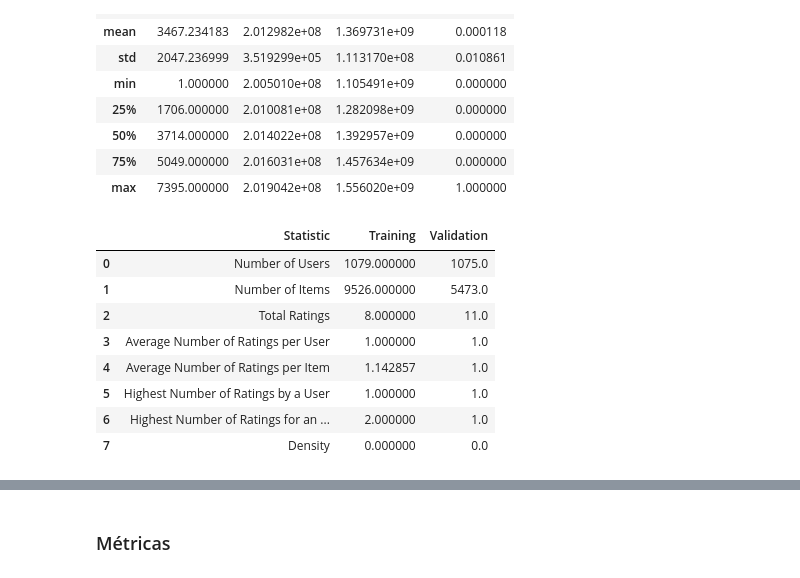
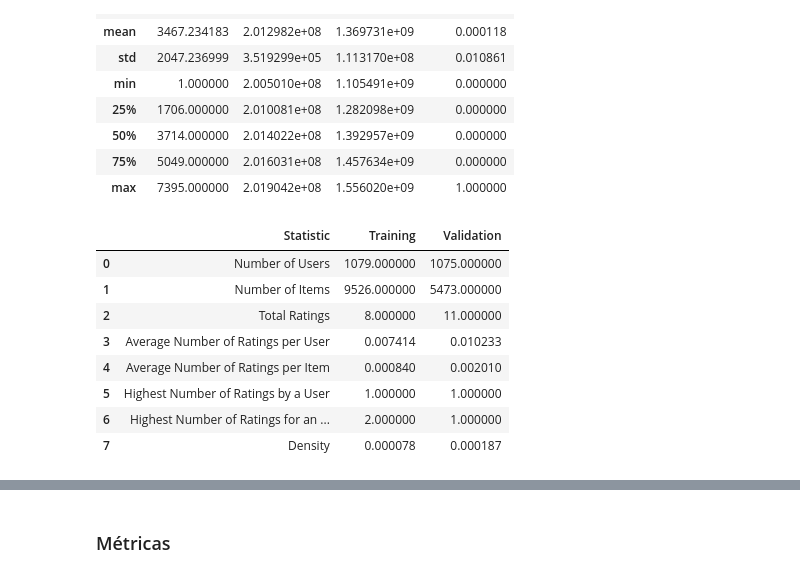
Before and after one commit to davidlealo/tarea_1_sisrec_2026, a Jupyter notebook: T1_SysRec.ipynb, the cells around one changed output, grey strips where cells are left out. Saved outputs shown, nothing was run; the diff lists cells and outputs as text; code cells hidden in the pictures.

```diff
--- a/T1_SysRec.ipynb
+++ b/T1_SysRec.ipynb
@@ -59,39 +46,41 @@ wk_train.describe()
 # %%
 pd.DataFrame(data={
   "Statistic": [
     "Number of Users",
     "Number of Items",
     "Total Ratings",
     "Average Number of Ratings per User",
     "Average Number of Ratings per Item",
     "Highest Number of Ratings by a User",
     "Highest Number of Ratings for an Item",
     "Density"],
   "Training": [
     len(wk_train.drop_duplicates("user_id")),
     len(wk_train.drop_duplicates("item_id")),
     len(wk_train[wk_train["evaluation"] == 1]),
-    wk_train[wk_train["evaluation"] == 1].groupby("user_id")["evaluation"].sum().mean(),
-    wk_train[wk_train["evaluation"] == 1].groupby("item_id")["evaluation"].sum().mean(),
-    wk_train[wk_train["evaluation"] == 1].groupby("user_id")["evaluation"].sum().max(),
-    wk_train[wk_train["evaluation"] == 1].groupby("item_id")["evaluation"].sum().max(),
-    0],
+    wk_train.groupby("user_id")["evaluation"].sum().mean(),#wk_train[wk_train["evaluation"] == 1].groupby("user_id")["evaluation"].sum().mean(),
+    wk_train.groupby("item_id")["evaluation"].sum().mean(),#wk_train[wk_train["evaluation"] == 1].groupby("item_id")["evaluation"].sum().mean(),
+    wk_train.groupby("user_id")["evaluation"].sum().max(),#wk_train[wk_train["evaluation"] == 1].groupby("user_id")["evaluation"].sum().max(),
+    wk_train.groupby("item_id")["evaluation"].sum().max(),#wk_train[wk_train["evaluation"] == 1].groupby("item_id")["evaluation"].sum().max(),
+    100 * len(wk_train[wk_train["evaluation"] == 1]) / (len(wk_train.drop_duplicates("user_id")) * len(wk_train.drop_duplicates("item_id")))
+    ],
   "Validation": [
     len(wk_val.drop_duplicates("user_id")),
     len(wk_val.drop_duplicates("item_id")),
     len(wk_val[wk_val["evaluation"] == 1]),
-    wk_val[wk_val["evaluation"] == 1].groupby("user_id")["evaluation"].sum().mean(),
-    wk_val[wk_val["evaluation"] == 1].groupby("item_id")["evaluation"].sum().mean(),
-    wk_val[wk_val["evaluation"] == 1].groupby("user_id")["evaluation"].sum().max(),
-    wk_val[wk_val["evaluation"] == 1].groupby("item_id")["evaluation"].sum().max(),
-    0]})
+    wk_val.groupby("user_id")["evaluation"].sum().mean(),#wk_val[wk_val["evaluation"] == 1].groupby("user_id")["evaluation"].sum().mean(),
+    wk_val.groupby("item_id")["evaluation"].sum().mean(),#wk_val[wk_val["evaluation"] == 1].groupby("item_id")["evaluation"].sum().mean(),
+    wk_val.groupby("user_id")["evaluation"].sum().max(),#wk_val[wk_val["evaluation"] == 1].groupby("user_id")["evaluation"].sum().max(),
+    wk_val.groupby("item_id")["evaluation"].sum().max(), #wk_val[wk_val["evaluation"] == 1].groupby("item_id")["evaluation"].sum().max(),
+    100 * len(wk_val[wk_val["evaluation"] == 1]) / (len(wk_val.drop_duplicates("user_id")) * len(wk_val.drop_duplicates("item_id")))
+    ]})
 # %% [output]
 |  | Statistic | Training | Validation |
-| 0 | Number of Users | 1079.000000 | 1075.0 |
-| 1 | Number of Items | 9526.000000 | 5473.0 |
-| 2 | Total Ratings | 8.000000 | 11.0 |
-| 3 | Average Number of Ratings per User | 1.000000 | 1.0 |
-| 4 | Average Number of Ratings per Item | 1.142857 | 1.0 |
-| 5 | Highest Number of Ratings by a User | 1.000000 | 1.0 |
-| 6 | Highest Number of Ratings for an ... | 2.000000 | 1.0 |
-| 7 | Density | 0.000000 | 0.0 |
+| 0 | Number of Users | 1079.000000 | 1075.000000 |
+| 1 | Number of Items | 9526.000000 | 5473.000000 |
+| 2 | Total Ratings | 8.000000 | 11.000000 |
+| 3 | Average Number of Ratings per User | 0.007414 | 0.010233 |
+| 4 | Average Number of Ratings per Item | 0.000840 | 0.002010 |
+| 5 | Highest Number of Ratings by a User | 1.000000 | 1.000000 |
+| 6 | Highest Number of Ratings for an ... | 2.000000 | 1.000000 |
+| 7 | Density | 0.000078 | 0.000187 |
```
Also changed, not shown: parts of 24 cells of this notebook.
